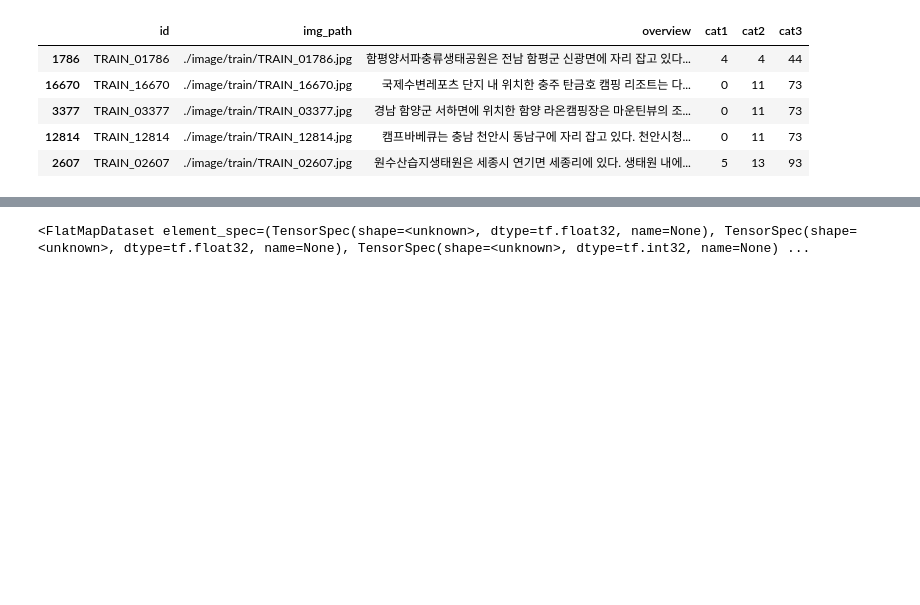
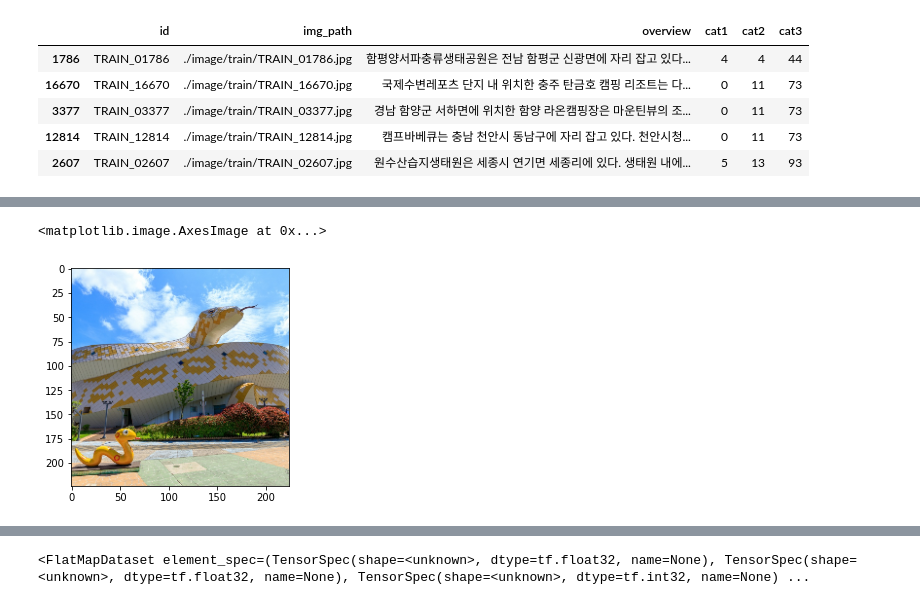
Before and after one commit to yeoyyeoyyyu/tourism_data_cls, a Jupyter notebook: keras_model.ipynb, the cells around one changed output, grey strips where cells are left out. Cells and saved outputs as stored; diff of their text form; code cells hidden in the pictures; blank space fills up the shorter version.

```diff
--- a/keras_model.ipynb
+++ b/keras_model.ipynb
@@ -173,3 +221,18 @@ df_train.head()
+# %%
+bin = tf.io.read_file(df_train.values[0][1])
+src = tf.io.decode_png(bin, channels=3)
+
+h, w, _ = src.shape
+size = h if h < w else w
+
+dst = src[:, (w-h)//2:(w+h)//2] if h < w else src[(h-w)//2:(h+w)//2, :]
+dst = resize(dst, size=(config['IMG_SIZE'], config['IMG_SIZE']))
+dst = tf.cast(dst, tf.float32)
+dst /= 255
+plt.imshow(dst)
+# %% [output]
+<matplotlib.image.AxesImage at 0x...>
+[figure, added]
 # %%
 def generator_train():
     for item in df_train.values:
```
Also changed, not shown: parts of 11 cells of this notebook.
